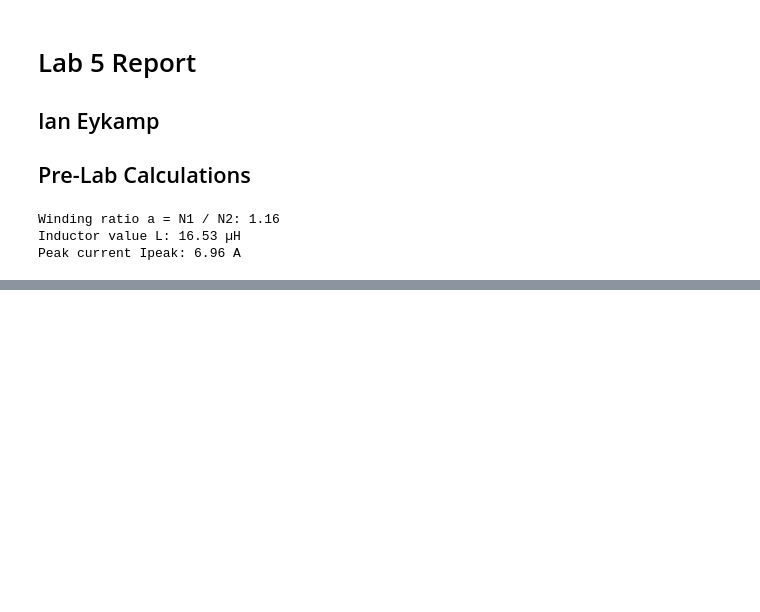
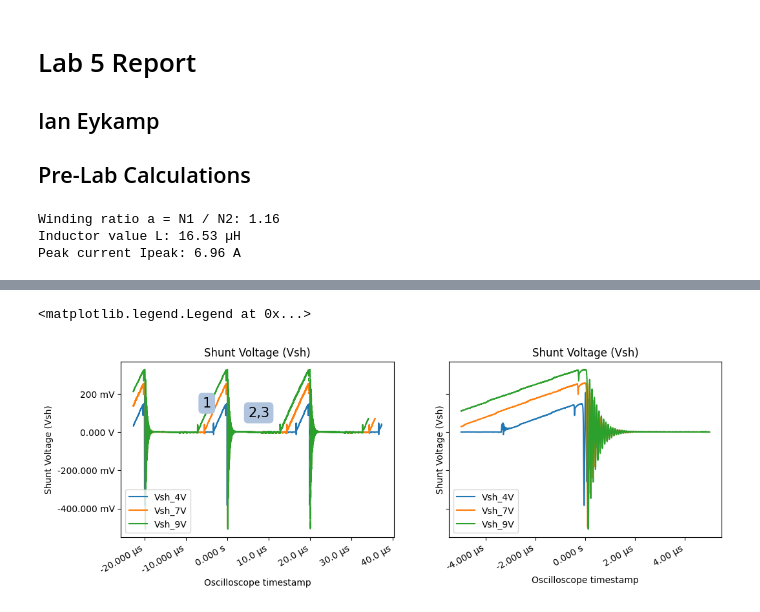
Before and after one commit to ianeyk/power-electronics, a Jupyter notebook: Lab 5/Lab5_report.ipynb, the cells around one changed output, grey strips where cells are left out. Drawn from its saved outputs; the diff is of its cells as text; code cells hidden in the pictures; blank space fills up the shorter version.

```diff
--- a/Lab 5/Lab5_report.ipynb
+++ b/Lab 5/Lab5_report.ipynb
@@ -50,0 +64,52 @@ Peak current Ipeak: 6.96 A
+# %%
+# Task 3 csv files: Vshunt and Vdrain
+(df_task1_4V, tspan, tstep) = helper.read_rigol_csv("scope_data/Task1-1.csv", ch1 = "Vsh_4V", ch2 = "Vd_4V", shift = -0.75e-6)
+(df_task1_7V, tspan, tstep) = helper.read_rigol_csv("scope_data/Task1-2.csv", ch1 = "Vsh_7V", ch2 = "Vd_7V")
+(df_task1_9V, tspan, tstep) = helper.read_rigol_csv("scope_data/Task1-3.csv", ch1 = "Vsh_9V", ch2 = "Vd_9V")
+
+# Task 4 csv files: Vinj and Vdd
+(df_task2_4V, tspan, tstep) = helper.read_rigol_csv("scope_data/Task2-1.csv", ch1 = "Vinj_4V", ch2 = "Vdd_4V")
+(df_task2_7V, tspan, tstep) = helper.read_rigol_csv("scope_data/Task2-2.csv", ch1 = "Vinj_7V", ch2 = "Vdd_7V", shift = 2e-6)
+(df_task2_9V, tspan, tstep) = helper.read_rigol_csv("scope_data/Task2-3.csv", ch1 = "Vinj_9V", ch2 = "Vdd_9V", shift = 8e-6)
+
+# Combine all variables into one for convenience
+df = df_task1_4V.set_index("t").join([df_task1_7V.set_index("t"), df_task1_9V.set_index("t"), df_task2_4V.set_index("t"), df_task2_7V.set_index("t"), df_task2_9V.set_index("t")]).reset_index()
+# %%
+# Vshunt
+df_envelope = df # df[(df["t"] > -2e-6) & (df["t"] < 2e-6)]
+df_zoom = df[(df["t"] > -5e-6) & (df["t"] < 5e-6)]
+
+fig, (ax1, ax2) = plt.subplots(nrows = 1, ncols = 2, sharex = False, sharey = True, figsize = (12, 4))
+fig.autofmt_xdate()
+helper.axes_labels("Oscilloscope timestamp", "s", "Shunt Voltage (Vsh)", "V", title = "Shunt Voltage (Vsh)", ax = ax1)
+ax1.plot(df_envelope["t"], df_envelope["Vsh_4V"], label = "Vsh_4V")
+ax1.plot(df_envelope["t"], df_envelope["Vsh_7V"], label = "Vsh_7V")
+ax1.plot(df_envelope["t"], df_envelope["Vsh_9V"], label = "Vsh_9V")
+ax1.legend(loc = "lower left")
+ax1.annotate('1', xy=(-6e-6, 150e-3), size=15, va="center", bbox=dict(boxstyle="round", fc="lightsteelblue", ec="none"))
+ax1.annotate('2,3', xy=(5e-6, 100e-3), size=15, va="center", bbox=dict(boxstyle="round", fc="lightsteelblue", ec="none"))
+
+helper.axes_labels("Oscilloscope timestamp", "s", "Shunt Voltage (Vsh)", "V", title = "Shunt Voltage (Vsh)", ax = ax2)
+ax2.plot(df_zoom["t"], df_zoom["Vsh_4V"], label = "Vsh_4V")
+ax2.plot(df_zoom["t"], df_zoom["Vsh_7V"], label = "Vsh_7V")
+ax2.plot(df_zoom["t"], df_zoom["Vsh_9V"], label = "Vsh_9V")
+
+Vshunt = np.array([150e-3, 260e-3, 330e-3])
+# ax2.axhline(y = Vshunt[0], color = "black", linestyle = "dashed", label = f"Vsh = {int(Vshunt[0] * 1e3)}mV")
+# ax2.axhline(y = Vshunt[1], color = "black", linestyle = "dashed", label = f"Vsh = {int(Vshunt[1] * 1e3)}mV")
+# ax2.axhline(y = Vshunt[2], color = "black", linestyle = "dashed", label = f"Vsh = {int(Vshunt[2] * 1e3)}mV")
+ax2.legend(loc = "lower left")
+
+linear_ts = (-3e-6, 2e-6)
+# duty_cycle_ts = (0, 17e-6, 20.1e-6)
+df_linreg = df_task1_9V[(df_task1_9V["t"] > linear_ts[0]) & (df_task1_9V["t"] < linear_ts[1])]
+
+x = df_linreg["t"]
+y = df_linreg["Vsh_9V"]
+A = np.vstack([x, np.ones(len(x))]).T
+a, b = np.linalg.lstsq(A, y, rcond=None)[0]
+# ax2.plot(df_linreg["t"], df_linreg["t"] * a + b, linestyle = "dashdot", color = "black", label = "Linear fit")
+ax2.legend(loc = "lower left")
+# %% [output]
+<matplotlib.legend.Legend at 0x...>
+[figure, added]
```
Also changed, not shown: parts of 5 cells of this notebook, 9 other files.
